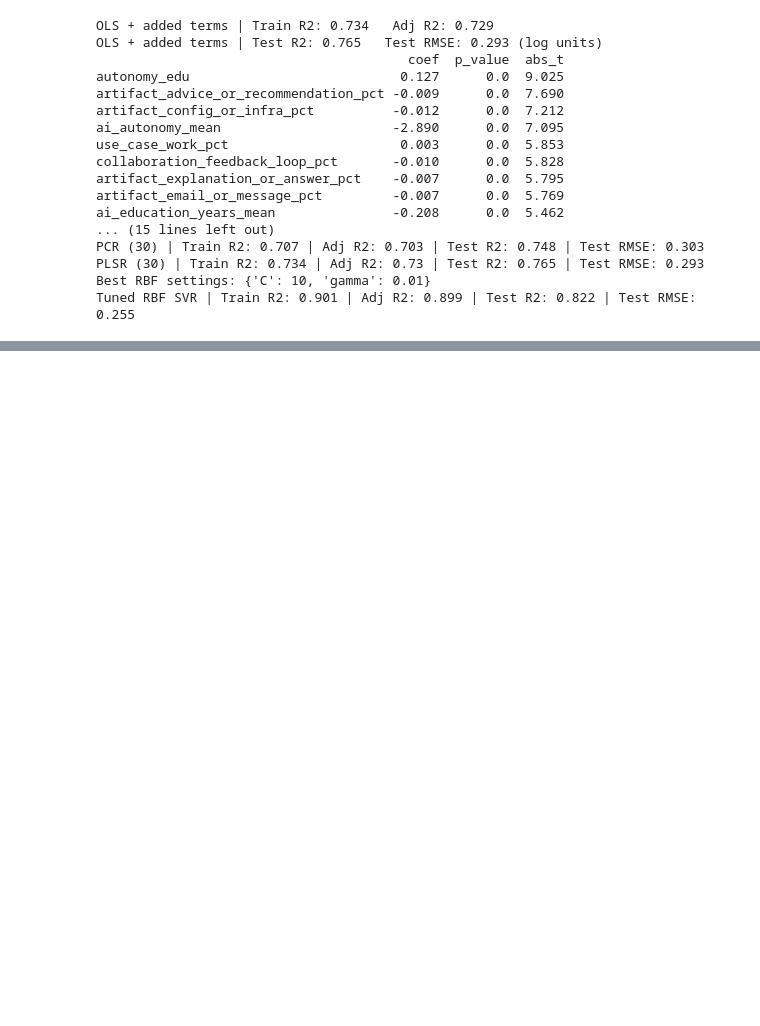
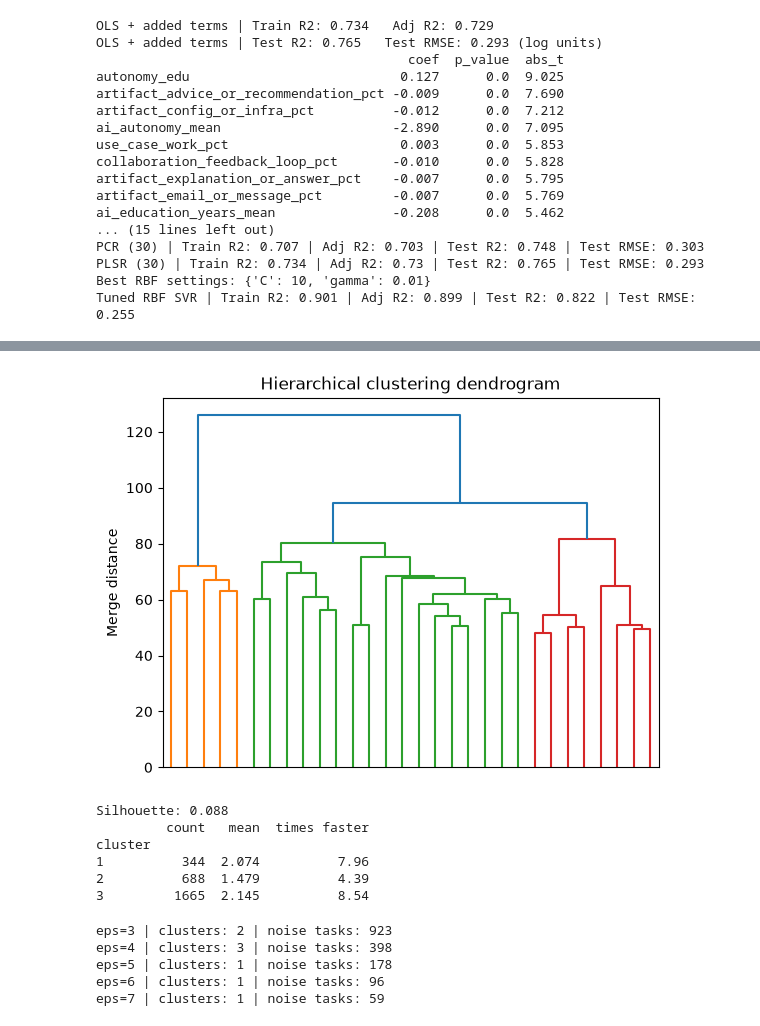
Before and after one commit to dtweeten/Capstone-Milestone1, a Jupyter notebook: Claude Usage Data Analysis (Weeks 8-11).ipynb, the cells around one changed output, grey strips where cells are left out. Saved outputs shown, nothing was run; the diff lists cells and outputs as text; code cells hidden in the pictures; blank space fills up the shorter version.

```diff
--- a/Claude Usage Data Analysis (Weeks 8-11).ipynb
+++ b/Claude Usage Data Analysis (Weeks 8-11).ipynb
@@ -238,0 +322,40 @@ Tuned RBF SVR | Train R2: 0.901 | Adj R2: 0.899 | Test R2: 0.822 | Test RMSE: 0.
+# %%
+from scipy.cluster.hierarchy import linkage, dendrogram
+
+links = linkage(Xs, method="ward")
+
+dendrogram(links, truncate_mode="lastp", p=30, no_labels=True)
+plt.ylabel("Merge distance")
+plt.title("Hierarchical clustering dendrogram")
+plt.show()
+# %% [output]
+[figure, added]
+# %%
+from sklearn.cluster import AgglomerativeClustering
+
+hier_labels = AgglomerativeClustering(n_clusters=3, linkage="ward").fit_predict(Xs) + 1
+print("Silhouette:", round(silhouette_score(Xs, hier_labels), 3))
+
+summary = pd.DataFrame({"cluster": hier_labels, "log_ts": y.values}).groupby("cluster")["log_ts"].agg(["count", "mean"])
+summary["times faster"] = np.exp(summary["mean"]).round(2)
+print(summary.round(3))
+# %% [output]
+Silhouette: 0.088
+         count   mean  times faster
+cluster
+1          344  2.074          7.96
+2          688  1.479          4.39
+3         1665  2.145          8.54
+# %%
+from sklearn.cluster import DBSCAN
+
+for eps in [3, 4, 5, 6, 7]:
+    db_labels = DBSCAN(eps=eps, min_samples=10).fit_predict(Xs)
+    n_clusters = len(set(db_labels)) - (1 if -1 in db_labels else 0)
+    print(f"eps={eps} | clusters: {n_clusters} | noise tasks: {(db_labels == -1).sum()}")
+# %% [output]
+eps=3 | clusters: 2 | noise tasks: 923
+eps=4 | clusters: 3 | noise tasks: 398
+eps=5 | clusters: 1 | noise tasks: 178
+eps=6 | clusters: 1 | noise tasks: 96
+eps=7 | clusters: 1 | noise tasks: 59
```
Also changed, not shown: parts of 6 cells of this notebook.
